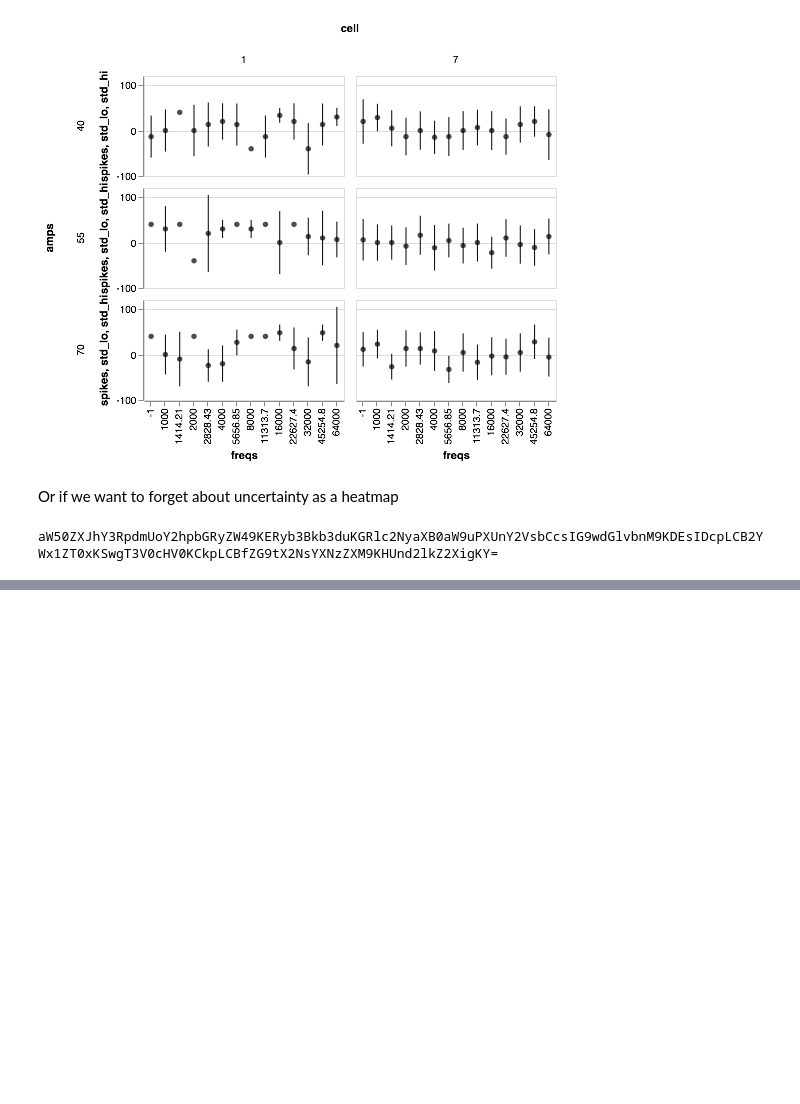
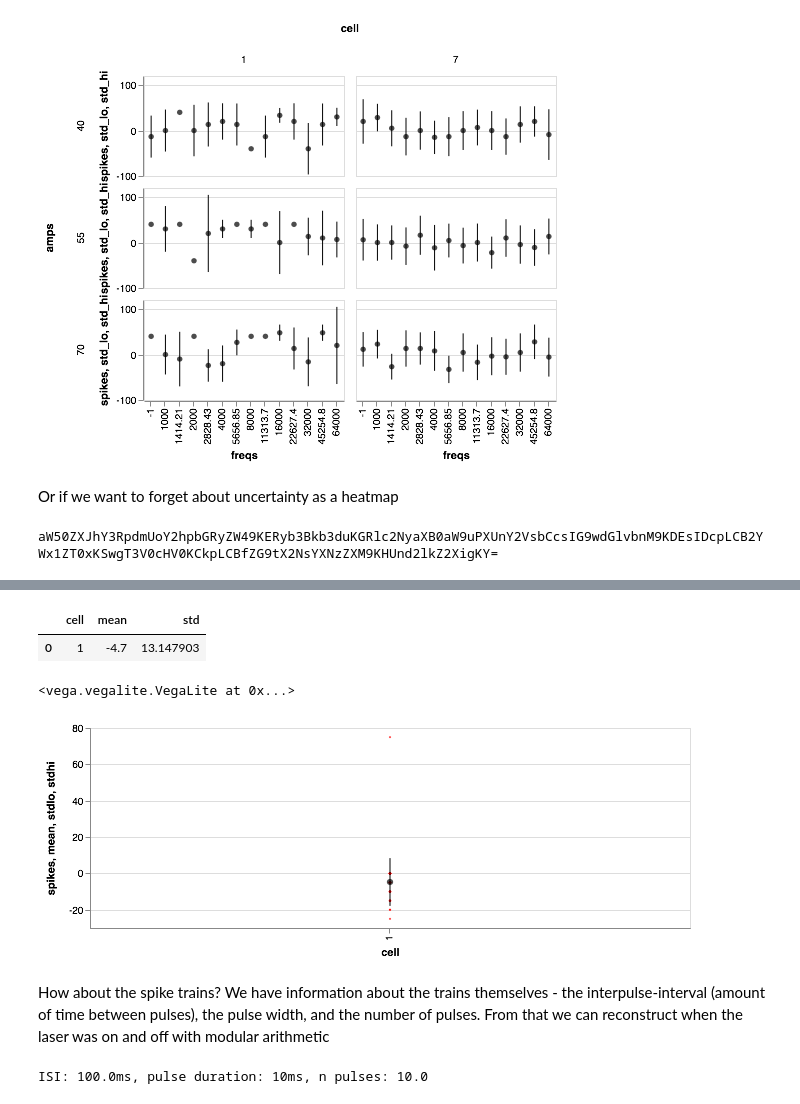
Before and after one commit to wehr-lab/bootcamp_2018, a Jupyter notebook: bootcamp_2018.ipynb, the cells around one changed output, grey strips where cells are left out. Saved outputs shown, nothing was run; the diff lists cells and outputs as text; code cells hidden in the pictures; blank space fills up the shorter version.

```diff
--- a/bootcamp_2018.ipynb
+++ b/bootcamp_2018.ipynb
@@ -272,0 +365,9 @@ aW50ZXJhY3RpdmUoY2hpbGRyZW49KERyb3Bkb3duKGRlc2NyaXB0aW9uPXUnY2VsbCcsIG9wdGlvbnM9
+# %%
+# subset data
+pinp_pulse = pinp[pinp['type']=='pulse']
+
+# lets try it a slightly different way, with iteration
+# first lets see what we're looking at
+for i, group in pinp_pulse.groupby(['cell','rep']):
+    print(i)
+    print(group)
@@ -272,0 +443,70 @@ aW50ZXJhY3RpdmUoY2hpbGRyZW49KERyb3Bkb3duKGRlc2NyaXB0aW9uPXUnY2VsbCcsIG9wdGlvbnM9
+# %%
+# now aggregate over repetitions
+pulse_summary = pulse_summary_rep.groupby('cell').agg({'spikes':['mean','std']})
+pulse_summary = pd.DataFrame(pulse_summary.to_records())
+col_names = pulse_summary.columns
+pulse_summary.rename(index=str,
+             columns={col_names[1]:'mean',
+                      col_names[2]:'std'},
+             inplace=True)
+pulse_summary
+# %% [output]
+|  | cell | mean | std |
+| 0 | 1 | -4.7 | 13.147903 |
+# %%
+# plot it
+def pinp_summary(pulse_summary_rep):
+    pulse_summary = pulse_summary_rep.groupby('cell').agg({'spikes':['mean','std']})
+    pulse_summary = pd.DataFrame(pulse_summary.to_records())
+    col_names = pulse_summary.columns
+    pulse_summary.rename(index=str,
+             columns={col_names[1]:'mean',
+                      col_names[2]:'std'},
+             inplace=True)
+    pulse_summary['stdhi'] = pulse_summary['mean']+pulse_summary['std']
+    pulse_summary['stdlo'] = pulse_summary['mean']-pulse_summary['std']
+
+    chart = alt.Chart(pulse_summary_rep).mark_circle().encode(
+        x = alt.X('cell:O'),      # X axis will be spike time
+        y = alt.Y('spikes:Q' ),        # Y is the stimulus repetition
+        size = alt.value(5),      # make the dots small
+        opacity=alt.value(0.8),    # opaque
+        color=alt.value('red')
+    ).properties(
+        width = 600,
+        height = 200,
+    )
+
+    mean_point = alt.Chart(pulse_summary).mark_circle().encode(
+        x = alt.X('cell:O'),
+        y = alt.Y('mean:Q'),
+        size=alt.value(40),
+        color=alt.value('black')
+    )
+
+
+    bars = alt.Chart(pulse_summary).mark_rule().encode(
+        y=alt.Y('stdlo:Q'),
+        y2=alt.Y('stdhi:Q'),
+        x=alt.X('cell:O'))
+
+    return chart + mean_point + bars
+
+chart = pinp_summary(pulse_summary_rep)
+chart
+# %% [output]
+<vega.vegalite.VegaLite at 0x...>
+[figure, added]
+# %% [markdown]
+How about the spike trains? We have information about the trains themselves - the interpulse-interval (amount of time between pulses), the pulse width, and the number of pulses. From that we can reconstruct when the laser was on and off with modular arithmetic
+# %%
+pinp_train = pinp[pinp['type']=='train']
+
+# get stim information, assuming it's all the same across presentations
+isi = pinp_train['isi'].iloc[0]
+n_pulses = pinp_train['n_pulses'].iloc[0]
+pulse_dur = pinp_train['pulse_width'].iloc[0]
+
+print('ISI: {}ms, pulse duration: {}ms, n pulses: {}'.format(isi, pulse_dur, n_pulses))
+# %% [output]
+ISI: 100.0ms, pulse duration: 10ms, n pulses: 10.0
```
Also changed, not shown: parts of 35 cells of this notebook, 1 other file.
